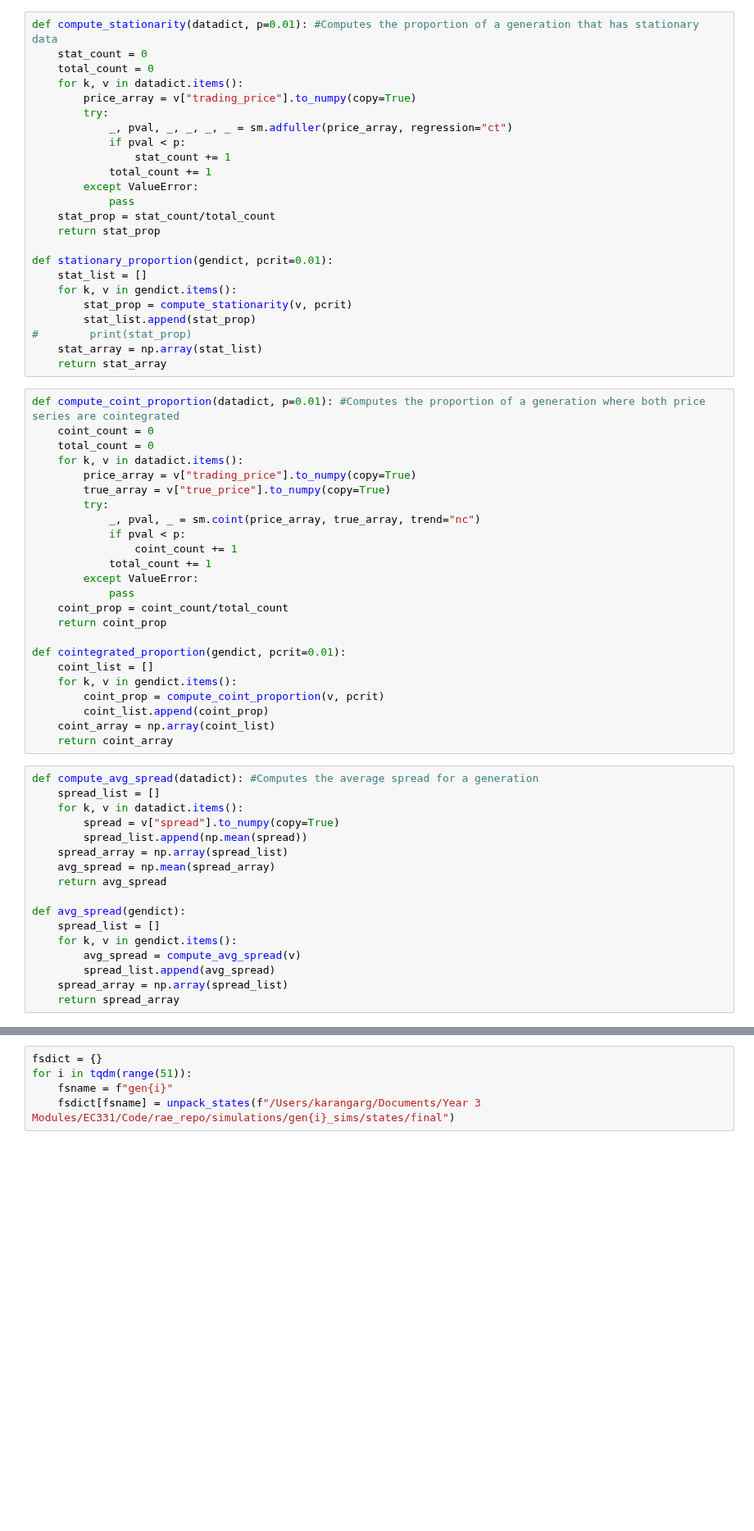
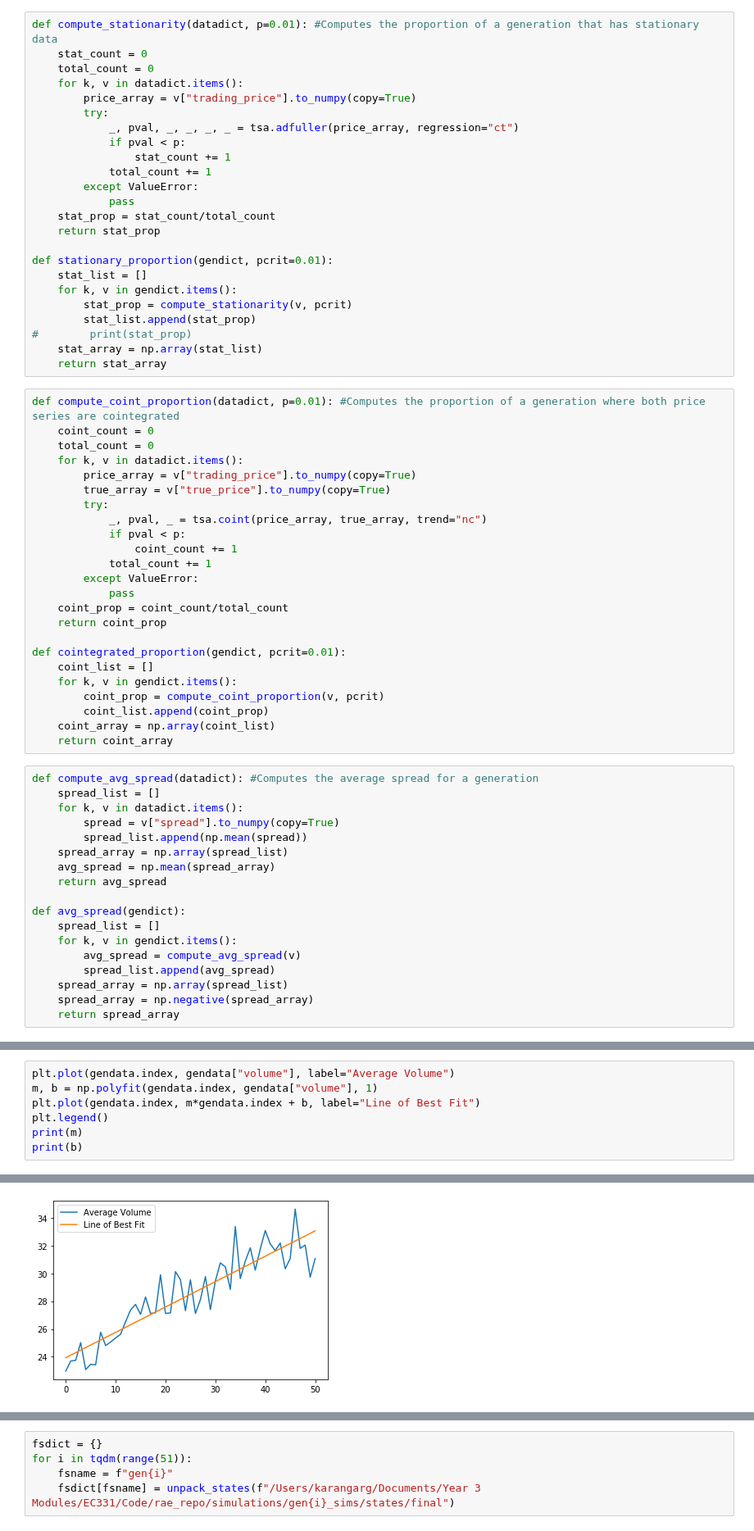
Before and after one commit to karansgarg/rae_repo, a Jupyter notebook: analysis.ipynb, the cells around one changed output, grey strips where cells are left out. Shown at 82% size. Cells and saved outputs as stored; diff of their text form; blank space fills up the shorter version.

```diff
--- a/analysis.ipynb
+++ b/analysis.ipynb
@@ -150,7 +152,7 @@ def compute_stationarity(datadict, p=0.01): #Computes the proportion of a genera
     for k, v in datadict.items():
         price_array = v["trading_price"].to_numpy(copy=True)
         try:
-            _, pval, _, _, _, _ = sm.adfuller(price_array, regression="ct")
+            _, pval, _, _, _, _ = tsa.adfuller(price_array, regression="ct")
             if pval < p:
                 stat_count += 1
             total_count += 1
@@ -175,7 +177,7 @@ def compute_coint_proportion(datadict, p=0.01): #Computes the proportion of a ge
         price_array = v["trading_price"].to_numpy(copy=True)
         true_array = v["true_price"].to_numpy(copy=True)
         try:
-            _, pval, _ = sm.coint(price_array, true_array, trend="nc")
+            _, pval, _ = tsa.coint(price_array, true_array, trend="nc")
             if pval < p:
                 coint_count += 1
             total_count += 1
@@ -207,5 +209,6 @@ def avg_spread(gendict):
         avg_spread = compute_avg_spread(v)
         spread_list.append(avg_spread)
     spread_array = np.array(spread_list)
+    spread_array = np.negative(spread_array)
     return spread_array
 # %%
@@ -294,0 +321,8 @@ plt.plot(gendata.index, gendata["volume"])
+# %%
+plt.plot(gendata.index, gendata["volume"], label="Average Volume")
+m, b = np.polyfit(gendata.index, gendata["volume"], 1)
+plt.plot(gendata.index, m*gendata.index + b, label="Line of Best Fit")
+plt.legend()
+print(m)
+print(b)
+# %% [output]
@@ -294,0 +331 @@ plt.plot(gendata.index, gendata["volume"])
+[figure, added]
```
Also changed, not shown: parts of 44 cells of this notebook, 5 other files.
